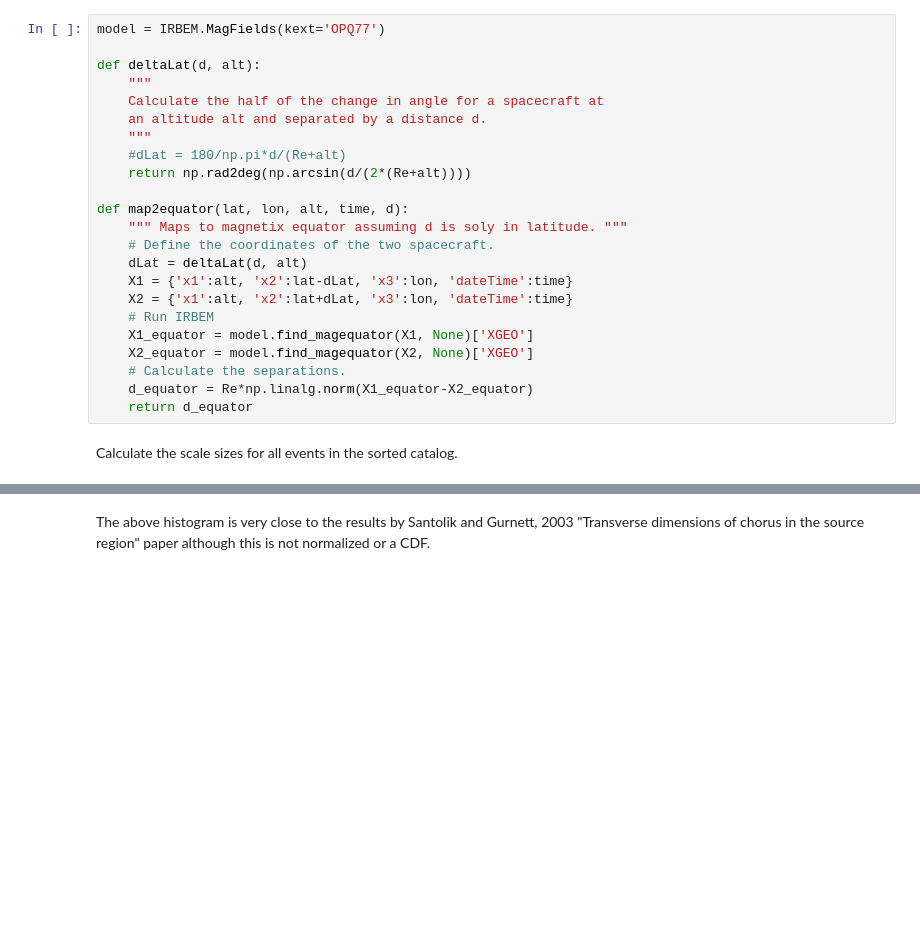
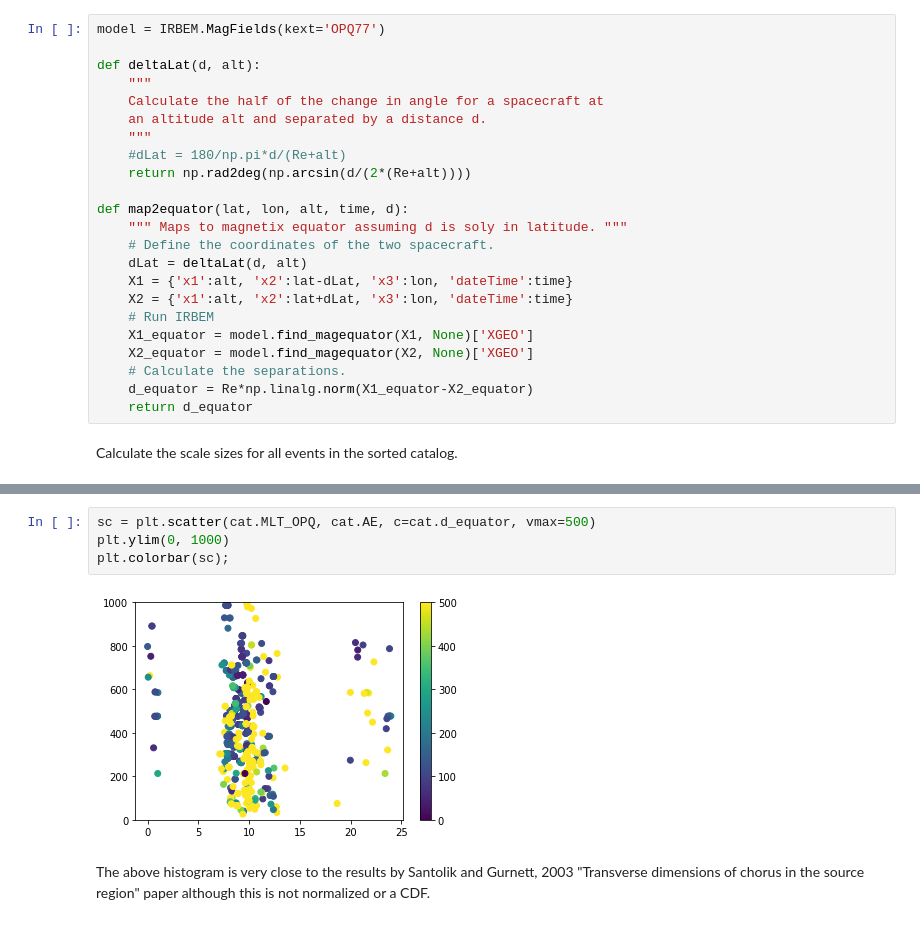
Before and after one commit to mshumko/ac6_microburst_scale_sizes, a Jupyter notebook: stats/microburst_cdf_equator.ipynb, the cells around one changed output, grey strips where cells are left out. Saved outputs shown, nothing was run; the diff lists cells and outputs as text; blank space fills up the shorter version.

```diff
--- a/stats/microburst_cdf_equator.ipynb
+++ b/stats/microburst_cdf_equator.ipynb
@@ -78,3 +75,9 @@ plt.legend();
+# %%
+sc = plt.scatter(cat.MLT_OPQ, cat.AE, c=cat.d_equator, vmax=500)
+plt.ylim(0, 1000)
+plt.colorbar(sc);
+# %% [output]
+[figure, added]
 # %% [markdown]
 The above histogram is very close to the results by Santolik and Gurnett, 2003 "Transverse dimensions of chorus in the source region" paper although this is not normalized or a CDF.
 # %% [markdown]
```
Also changed, not shown: parts of 4 cells of this notebook.
